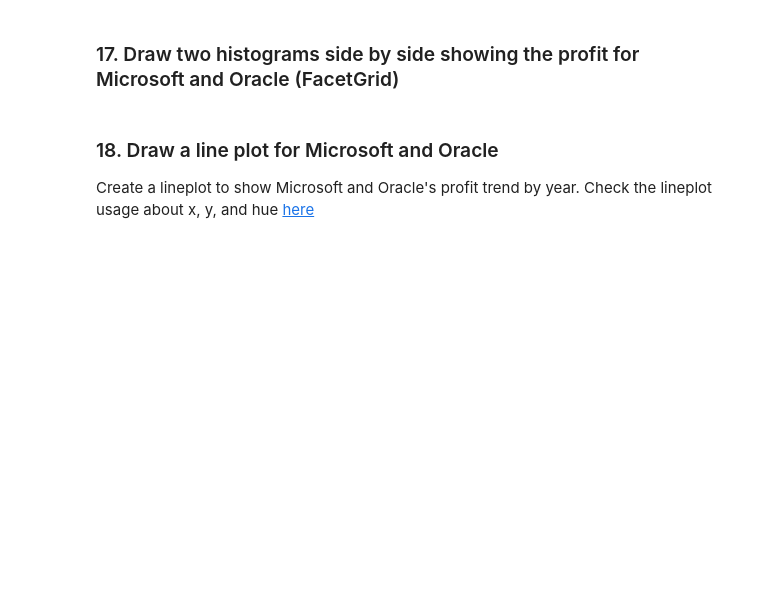
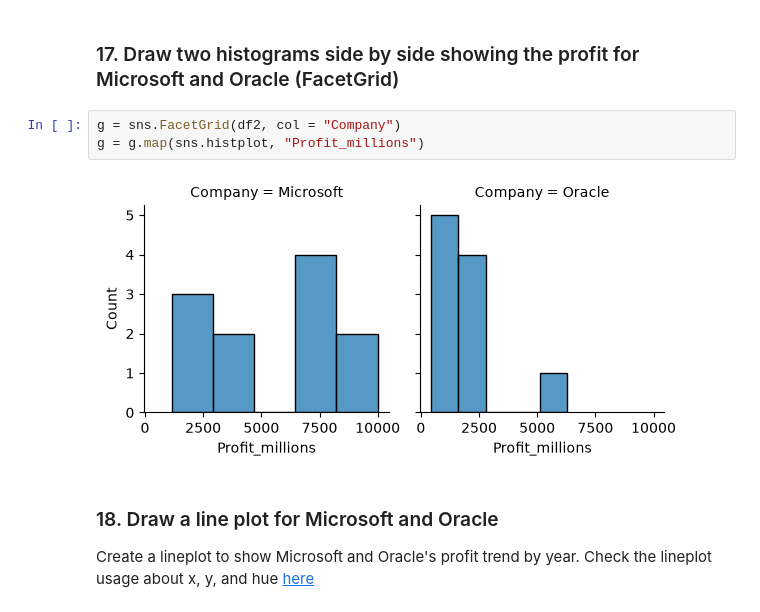
Before and after one commit to sabrinali11/comm4259-work, a Jupyter notebook: lab_03/Lab_03-Exercise.ipynb, the cells around one changed output. Drawn from its saved outputs; the diff is of its cells as text; blank space fills up the shorter version.

```diff
--- a/lab_03/Lab_03-Exercise.ipynb
+++ b/lab_03/Lab_03-Exercise.ipynb
@@ -158,5 +269,10 @@ df.loc[df.Profit_millions > 100]
 # %% [markdown]
 ### 17. Draw two histograms side by side showing the profit for Microsoft and Oracle (FacetGrid)
+# %%
+g = sns.FacetGrid(df2, col = "Company")
+g = g.map(sns.histplot, "Profit_millions")
+# %% [output]
+[figure, added]
 # %% [markdown]
 ### 18. Draw a line plot for Microsoft and Oracle
 Create a lineplot to show Microsoft and Oracle's profit trend by year. Check the lineplot usage about x, y, and hue [here](https://seaborn.pydata.org/generated/seaborn.lineplot.html)
```
Also changed, not shown: parts of 10 cells of this notebook.
